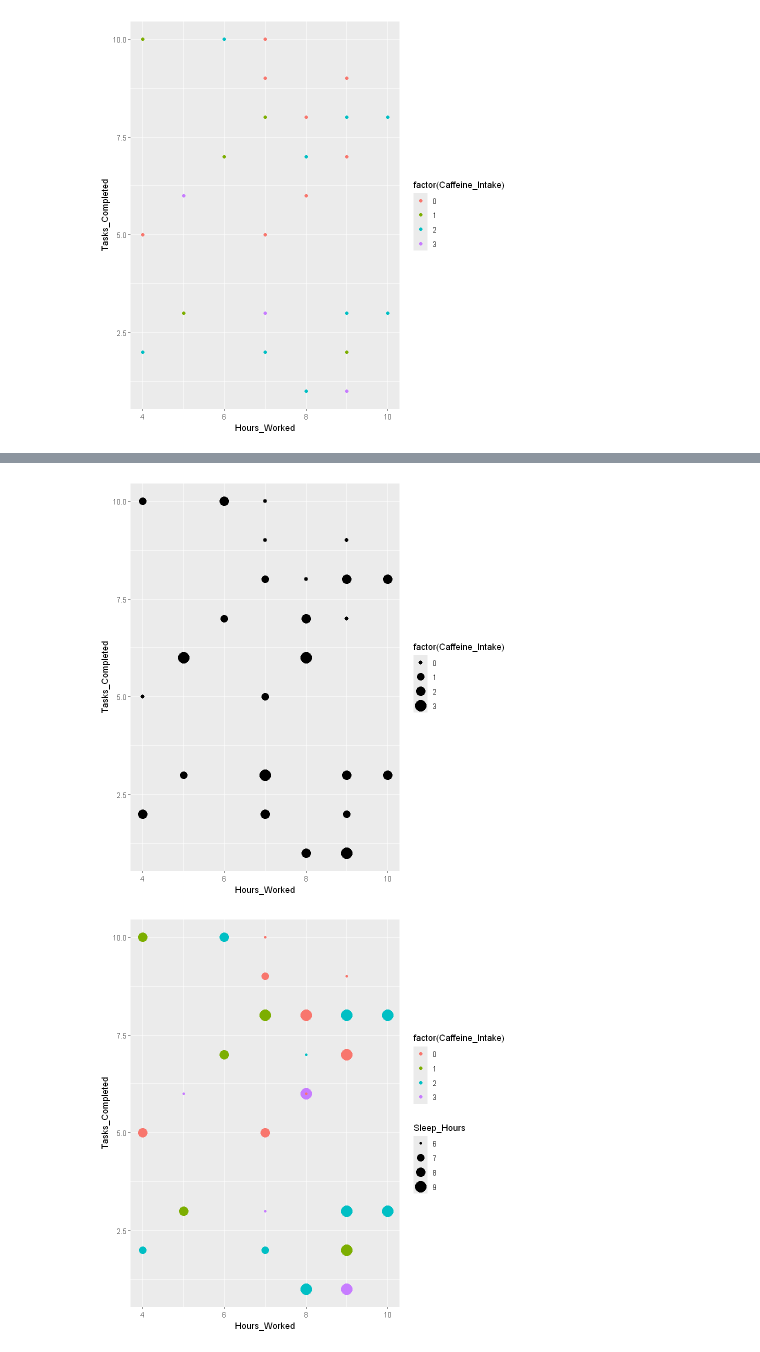
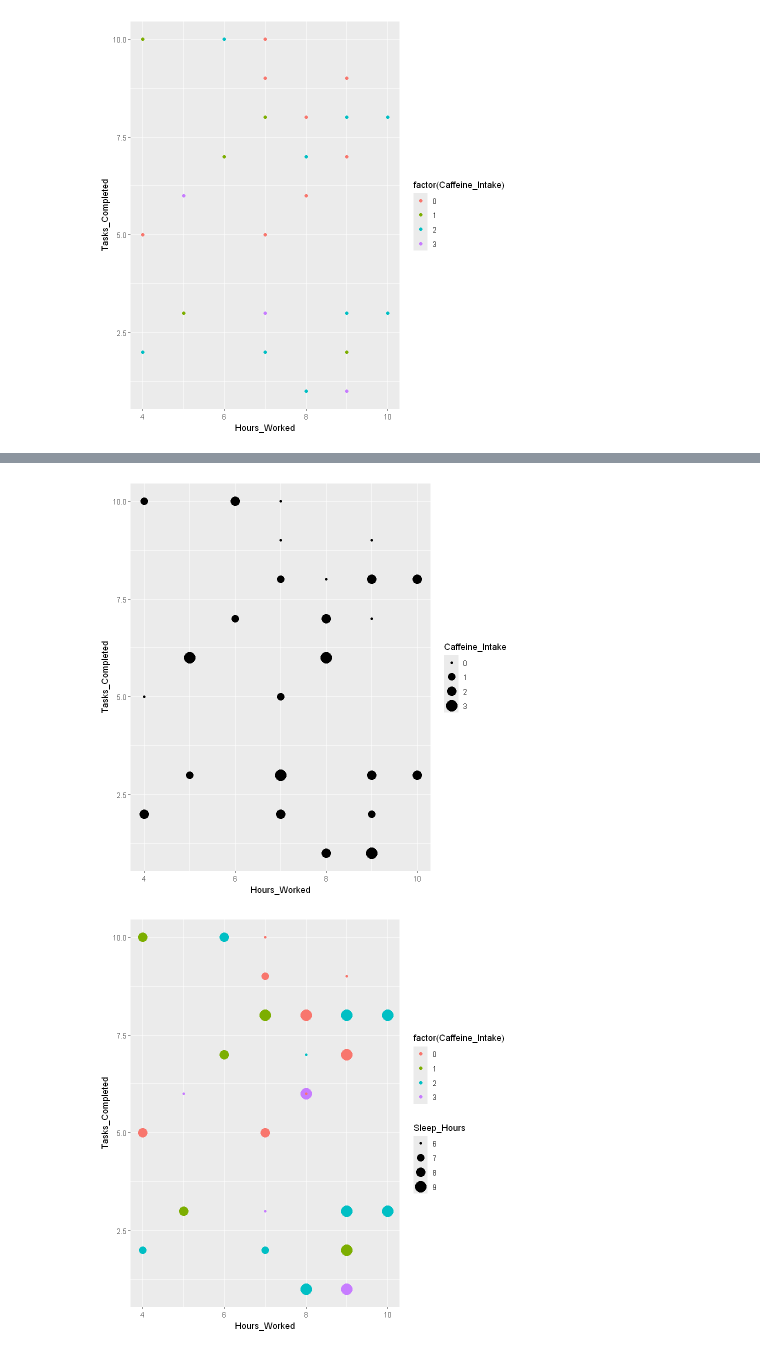
Before and after one commit to svarong-port/code-for-articles, a Jupyter notebook: article_data_viz_in_r.ipynb, the cells around one changed output, grey strips where cells are left out. Saved outputs shown, nothing was run; the diff lists cells and outputs as text; code cells hidden in the pictures.

Commit message:
Remove factor() from size argument in "Adding mood to scatter plot with size"

```diff
--- a/article_data_viz_in_r.ipynb
+++ b/article_data_viz_in_r.ipynb
@@ -146,6 +146,6 @@ ggplot(productivity, aes(x = Hours_Worked, y = Tasks_Completed, color = factor(C
 [figure]
 # %%
 # Adding mood to scatter plot with size
-ggplot(productivity, aes(x = Hours_Worked, y = Tasks_Completed, size = factor(Caffeine_Intake))) +
+ggplot(productivity, aes(x = Hours_Worked, y = Tasks_Completed, size = Caffeine_Intake)) +
   geom_point()
 # %% [output]
@@ -154,4 +152,4 @@ Warning message:
-[figure, old version]
+[figure, new version]
 # %%
 # Add a fourth variable (Sleep_Hours)
 ggplot(productivity, aes(x = Hours_Worked, y = Tasks_Completed, color = factor(Caffeine_Intake), size = Sleep_Hours)) +
```
Also changed, not shown: parts of 1 cell of this notebook.
